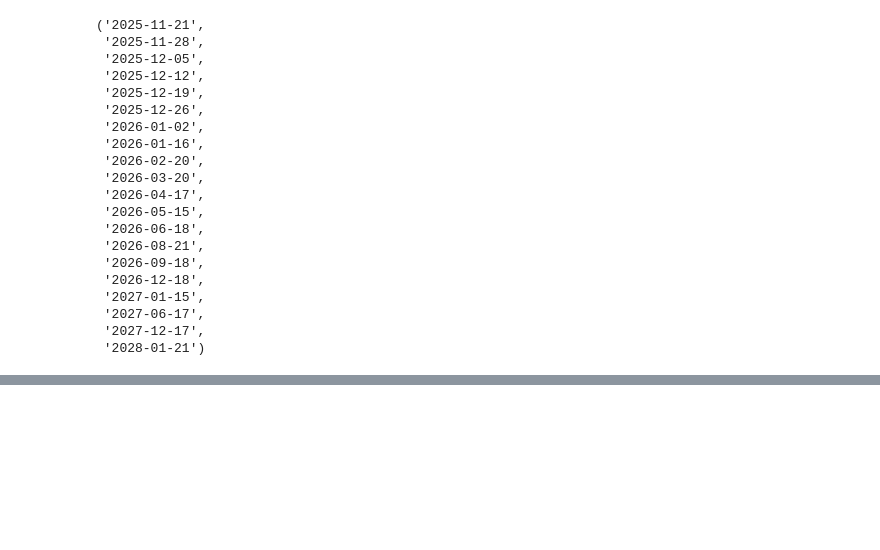
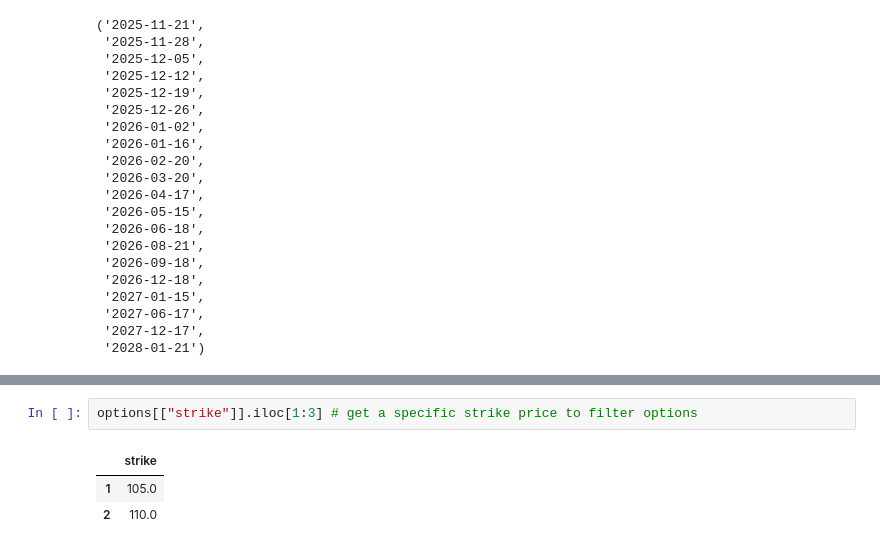
Before and after one commit to simonezocco/Econophysics, a Jupyter notebook: Volatility Smile Program.ipynb, the cells around one changed output, grey strips where cells are left out. Drawn from its saved outputs; the diff is of its cells as text; blank space fills up the shorter version.

```diff
--- a/Volatility Smile Program.ipynb
+++ b/Volatility Smile Program.ipynb
@@ -103,0 +104,6 @@ plt.savefig('implied_volatility_vs_strike_price.png')
+# %%
+options[["strike"]].iloc[1:3] # get a specific strike price to filter options
+# %% [output]
+|  | strike |
+| 1 | 105.0 |
+| 2 | 110.0 |
```
Also changed, not shown: parts of 9 cells of this notebook.
